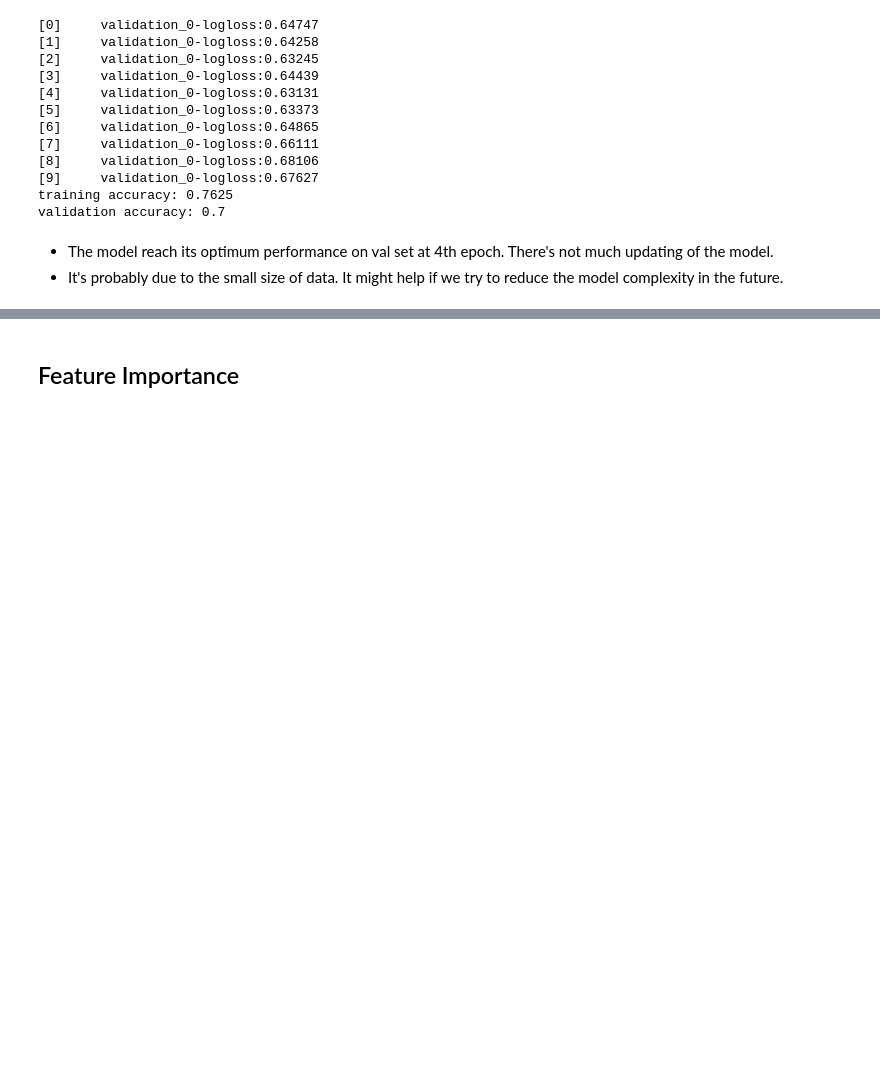
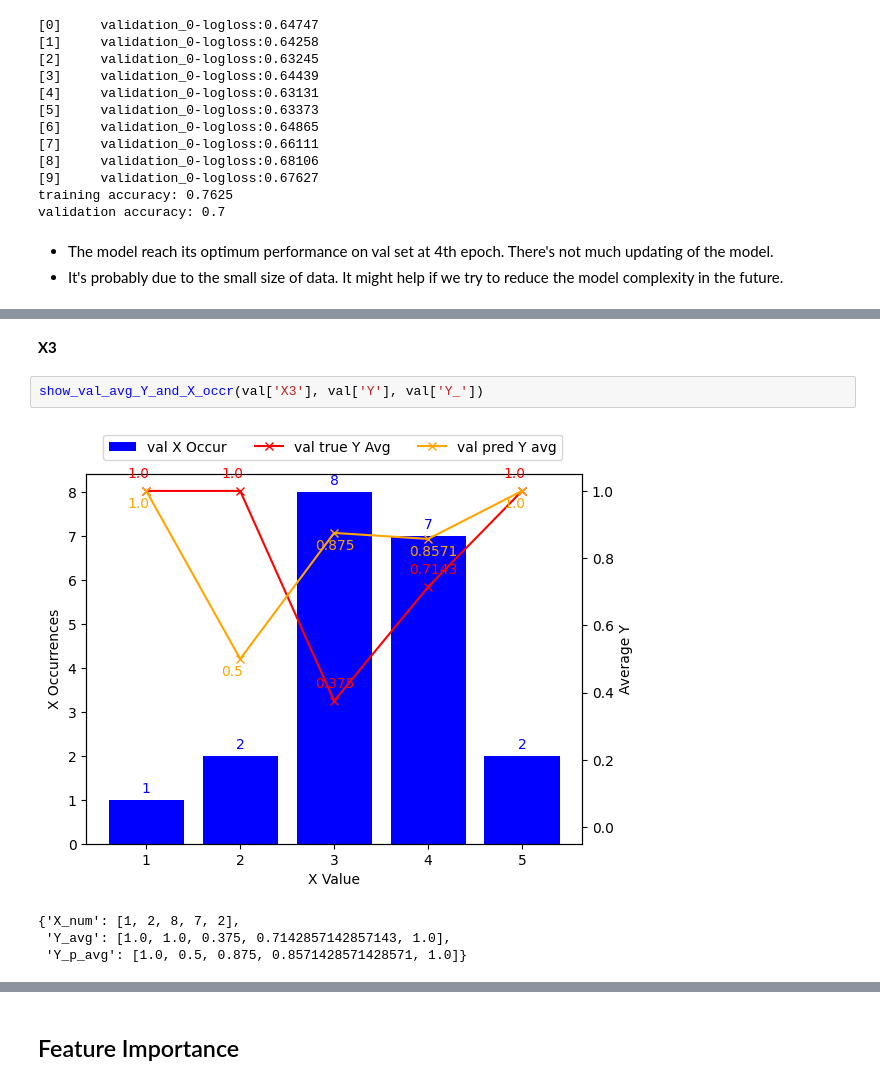
Before and after one commit to Arnoldzyf/Apziva-Projects, a Jupyter notebook: 1_happy_customers.ipynb, the cells around one changed output, grey strips where cells are left out. Drawn from its saved outputs; the diff is of its cells as text; blank space fills up the shorter version.

```diff
--- a/1_happy_customers.ipynb
+++ b/1_happy_customers.ipynb
@@ -361,0 +539,9 @@ validation accuracy: 0.7
+# %% [markdown]
+**X3**
+# %%
+show_val_avg_Y_and_X_occr(val['X3'], val['Y'], val['Y_'])
+# %% [output]
+[figure, added]
+{'X_num': [1, 2, 8, 7, 2],
+ 'Y_avg': [1.0, 1.0, 0.375, 0.7142857142857143, 1.0],
+ 'Y_p_avg': [1.0, 0.5, 0.875, 0.8571428571428571, 1.0]}
```
Also changed, not shown: parts of 48 cells of this notebook.
